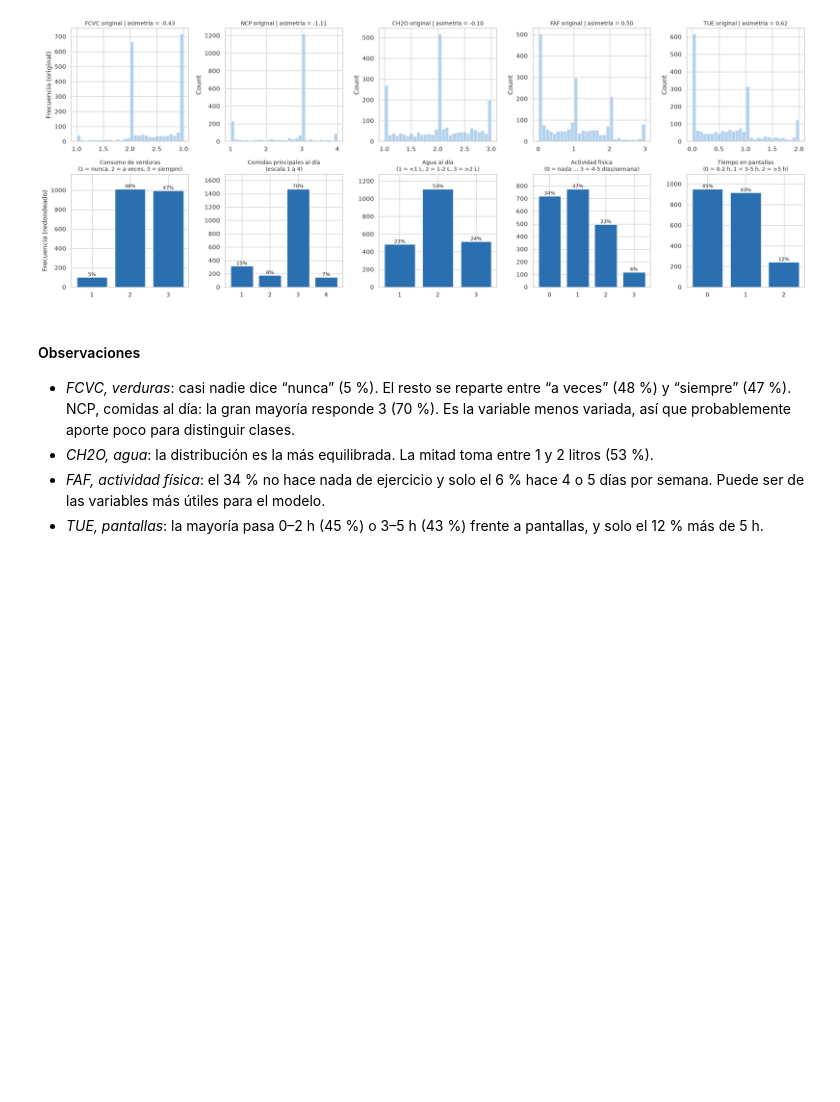
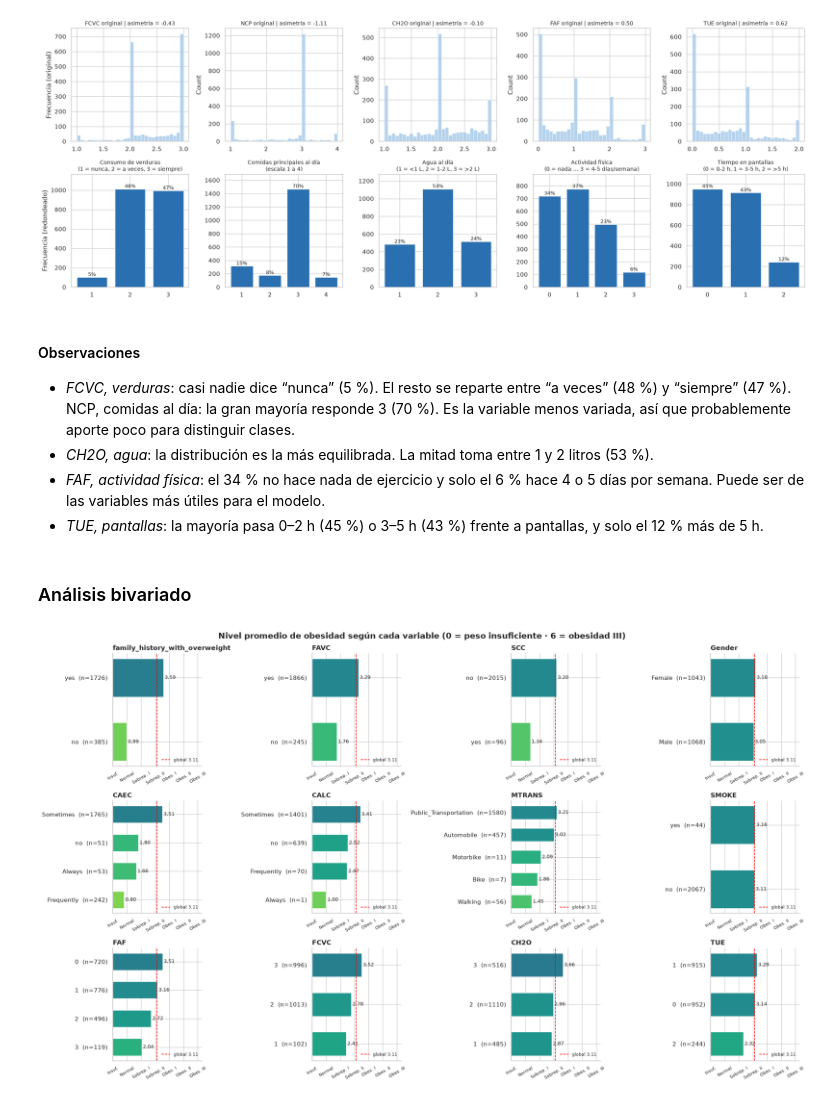
Before and after one commit to tdavidvergara/proyecto_final_aprendizaje_automatico, a Jupyter notebook: Desarrollo.ipynb, the cells around one changed output. Cells and saved outputs as stored; diff of their text form; code cells hidden in the pictures; blank space fills up the shorter version.

```diff
--- a/Desarrollo.ipynb
+++ b/Desarrollo.ipynb
@@ -223,3 +224,46 @@ NCP, comidas al día: la gran mayoría responde 3 (70 %). Es la variable menos v
 - *CH2O, agua*: la distribución es la más equilibrada. La mitad toma entre 1 y 2 litros (53 %).
 - *FAF, actividad física*: el 34 % no hace nada de ejercicio y solo el 6 % hace 4 o 5 días por semana. Puede ser de las variables más útiles para el modelo.
 - *TUE, pantallas*: la mayoría pasa 0–2 h (45 %) o 3–5 h (43 %) frente a pantallas, y solo el 12 % más de 5 h.
+# %% [markdown]
+
+### Análisis bivariado
+# %%
+import matplotlib.pyplot as plt
+
+# Codificación ordinal del objetivo: 0 = peso insuficiente ... 6 = obesidad III
+niveles = {'Insufficient_Weight': 0, 'Normal_Weight': 1, 'Overweight_Level_I': 2,
+           'Overweight_Level_II': 3, 'Obesity_Type_I': 4, 'Obesity_Type_II': 5, 'Obesity_Type_III': 6}
+nombres_cortos = ['Insuf.', 'Normal', 'Sobrep. I', 'Sobrep. II', 'Obes. I', 'Obes. II', 'Obes. III']
+dataset["nivel"] = dataset["NObeyesdad"].map(niveles)
+nivel_global = dataset["nivel"].mean()
+
+dataset_biv = dataset.copy()
+for col in ["FCVC", "NCP", "CH2O", "FAF", "TUE"]:
+    dataset_biv[col] = dataset_biv[col].round().astype(int)
+
+variables = ["family_history_with_overweight", "FAVC", "SCC", "Gender",
+             "CAEC", "CALC", "MTRANS", "SMOKE",
+             "FAF", "FCVC", "CH2O", "TUE"]
+cmap = plt.cm.viridis_r
+
+fig, axes = plt.subplots(3, 4, figsize=(20, 12))
+for ax, col in zip(axes.ravel(), variables):
+    grupo = dataset_biv.groupby(col)["nivel"].agg(["mean", "size"]).sort_values("mean")
+    etiquetas = [f"{c}  (n={n})" for c, n in zip(grupo.index.astype(str), grupo["size"])]
+    colores = cmap(0.08 + 0.84 * grupo["mean"].values / 6)   # el color refleja el nivel promedio
+    ax.barh(etiquetas, grupo["mean"].values, color=colores, height=0.6)
+    for y, v in enumerate(grupo["mean"].values):
+        ax.text(v + 0.08, y, f"{v:.2f}", va="center", fontsize=9)
+    ax.axvline(nivel_global, color="red", ls="--", lw=1.2, label=f"global {nivel_global:.2f}")
+    ax.set_xlim(0, 6.3)
+    ax.set_xticks(range(7), nombres_cortos, fontsize=8, rotation=30)
+    ax.set_title(col, fontsize=12, fontweight="bold", loc="left")
+    ax.spines[["top", "right"]].set_visible(False)
+    ax.legend(loc="lower right", fontsize=8, frameon=False)
+
+fig.suptitle("Nivel promedio de obesidad según cada variable (0 = peso insuficiente · 6 = obesidad III)",
+             fontsize=15, fontweight="bold")
+plt.tight_layout()
+plt.show()
+# %% [output]
+[figure, added]
```
Also changed, not shown: parts of 4 cells of this notebook.
